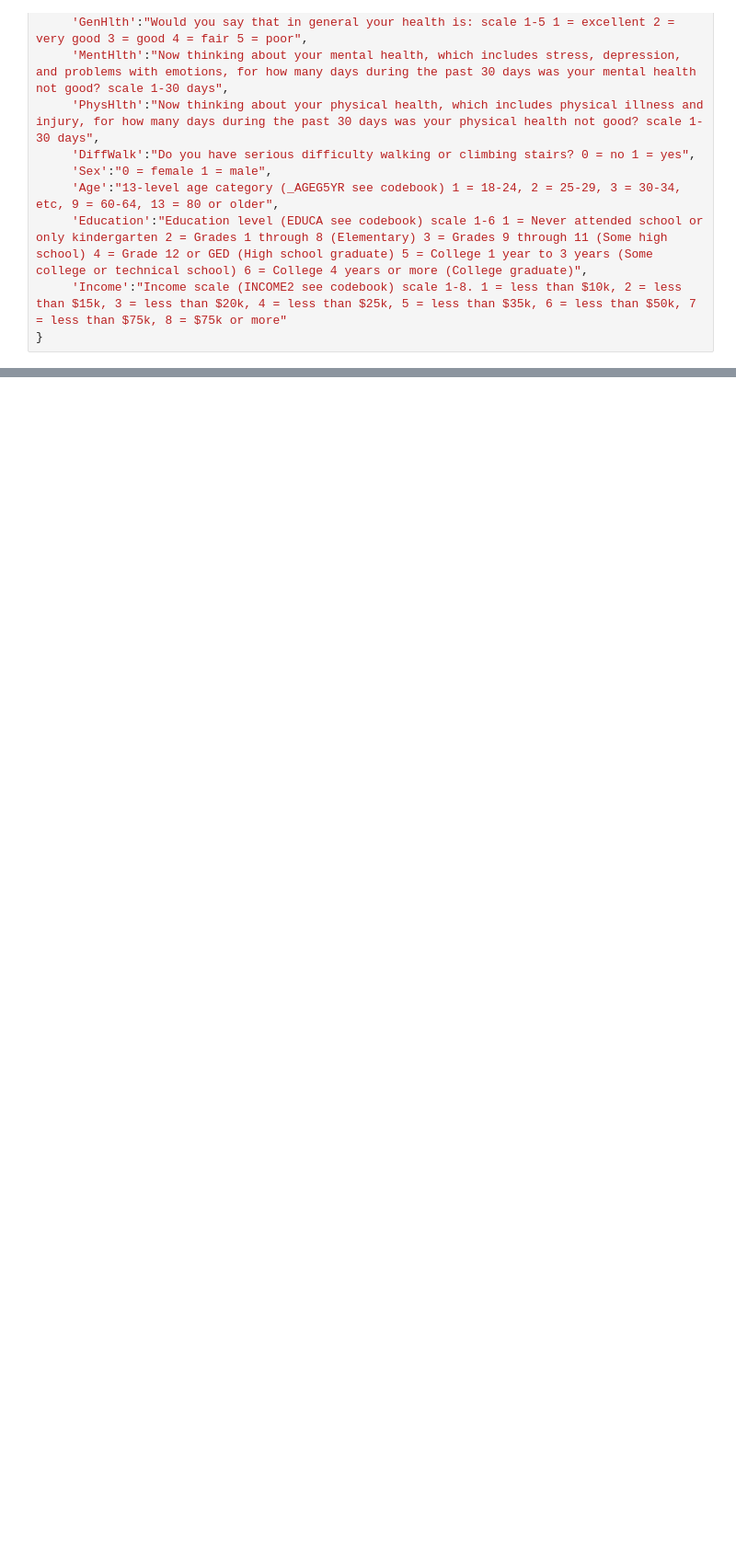
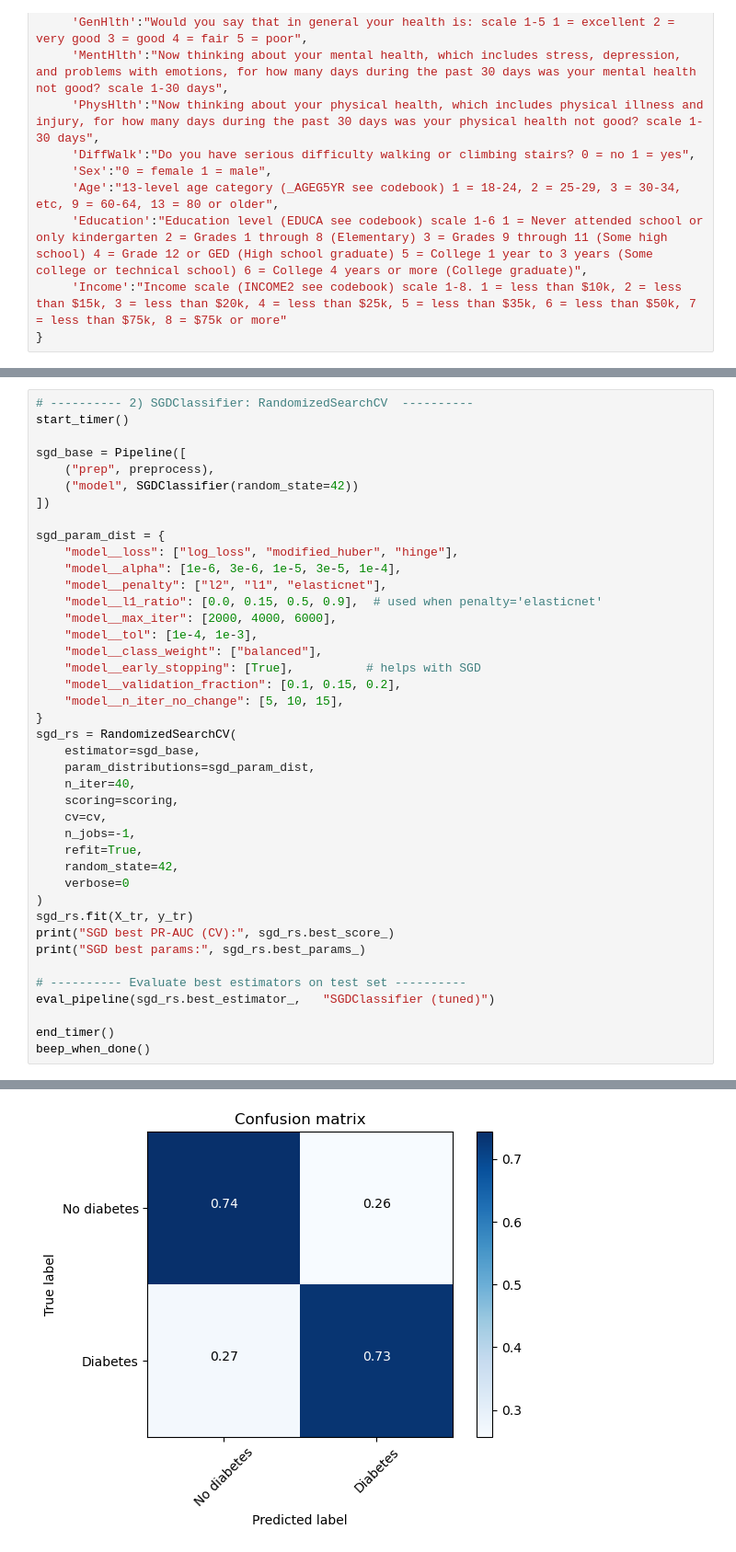
Before and after one commit to delschwartz/MCEN-5228-Midterm, a Jupyter notebook: exploration.ipynb, the cells around one changed output, grey strips where cells are left out. Shown: that part at 92% size. Cells and saved outputs as stored; diff of their text form; blank space fills up the shorter version.

```diff
--- a/exploration.ipynb
+++ b/exploration.ipynb
@@ -157,0 +337,42 @@ plt.show()
+# %%
+# ---------- 2) SGDClassifier: RandomizedSearchCV  ----------
+start_timer()
+
+sgd_base = Pipeline([
+    ("prep", preprocess),
+    ("model", SGDClassifier(random_state=42))
+])
+
+sgd_param_dist = {
+    "model__loss": ["log_loss", "modified_huber", "hinge"],
+    "model__alpha": [1e-6, 3e-6, 1e-5, 3e-5, 1e-4],
+    "model__penalty": ["l2", "l1", "elasticnet"],
+    "model__l1_ratio": [0.0, 0.15, 0.5, 0.9],  # used when penalty='elasticnet'
+    "model__max_iter": [2000, 4000, 6000],
+    "model__tol": [1e-4, 1e-3],
+    "model__class_weight": ["balanced"],
+    "model__early_stopping": [True],          # helps with SGD
+    "model__validation_fraction": [0.1, 0.15, 0.2],
+    "model__n_iter_no_change": [5, 10, 15],
+}
+sgd_rs = RandomizedSearchCV(
+    estimator=sgd_base,
+    param_distributions=sgd_param_dist,
+    n_iter=40,
+    scoring=scoring,
+    cv=cv,
+    n_jobs=-1,
+    refit=True,
+    random_state=42,
+    verbose=0
+)
+sgd_rs.fit(X_tr, y_tr)
+print("SGD best PR-AUC (CV):", sgd_rs.best_score_)
+print("SGD best params:", sgd_rs.best_params_)
+
+# ---------- Evaluate best estimators on test set ----------
+eval_pipeline(sgd_rs.best_estimator_,   "SGDClassifier (tuned)")
+
+end_timer()
+beep_when_done()
+# %% [output]
@@ -157,0 +396 @@ plt.show()
+[figure, added]
```
Also changed, not shown: parts of 23 cells of this notebook.
